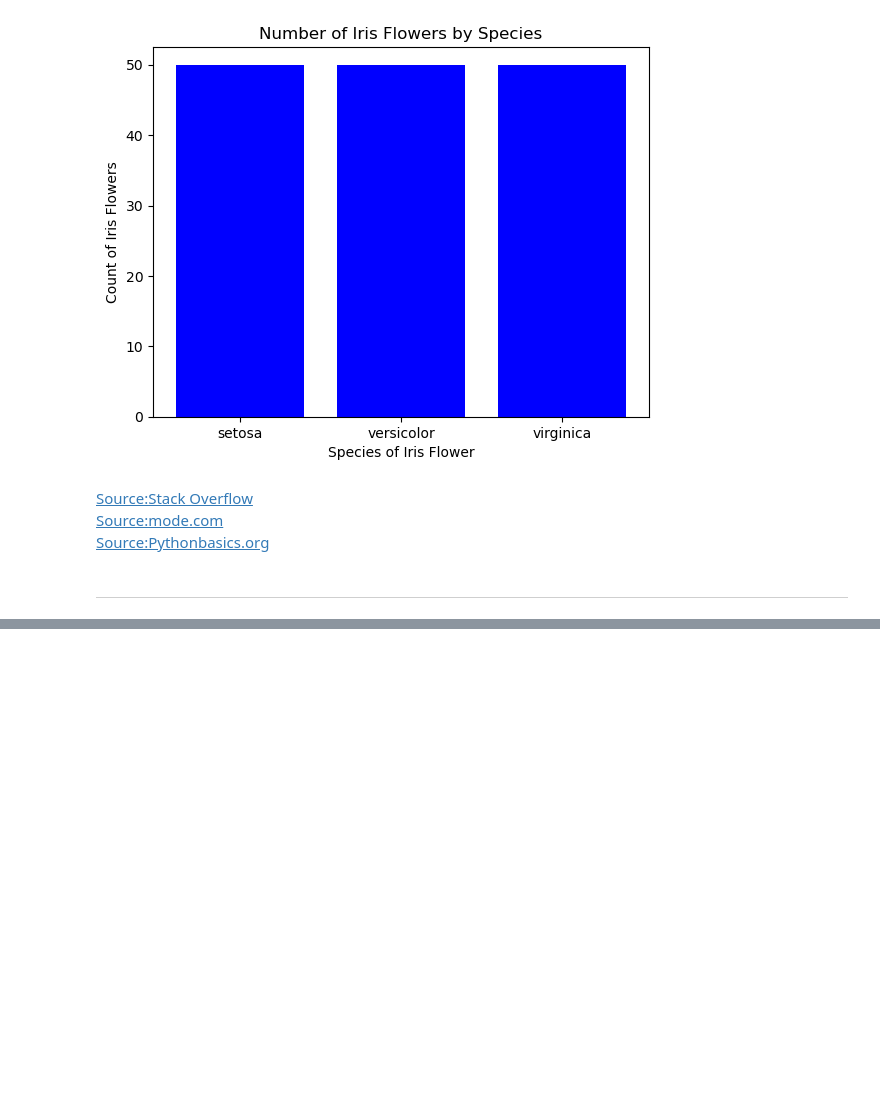
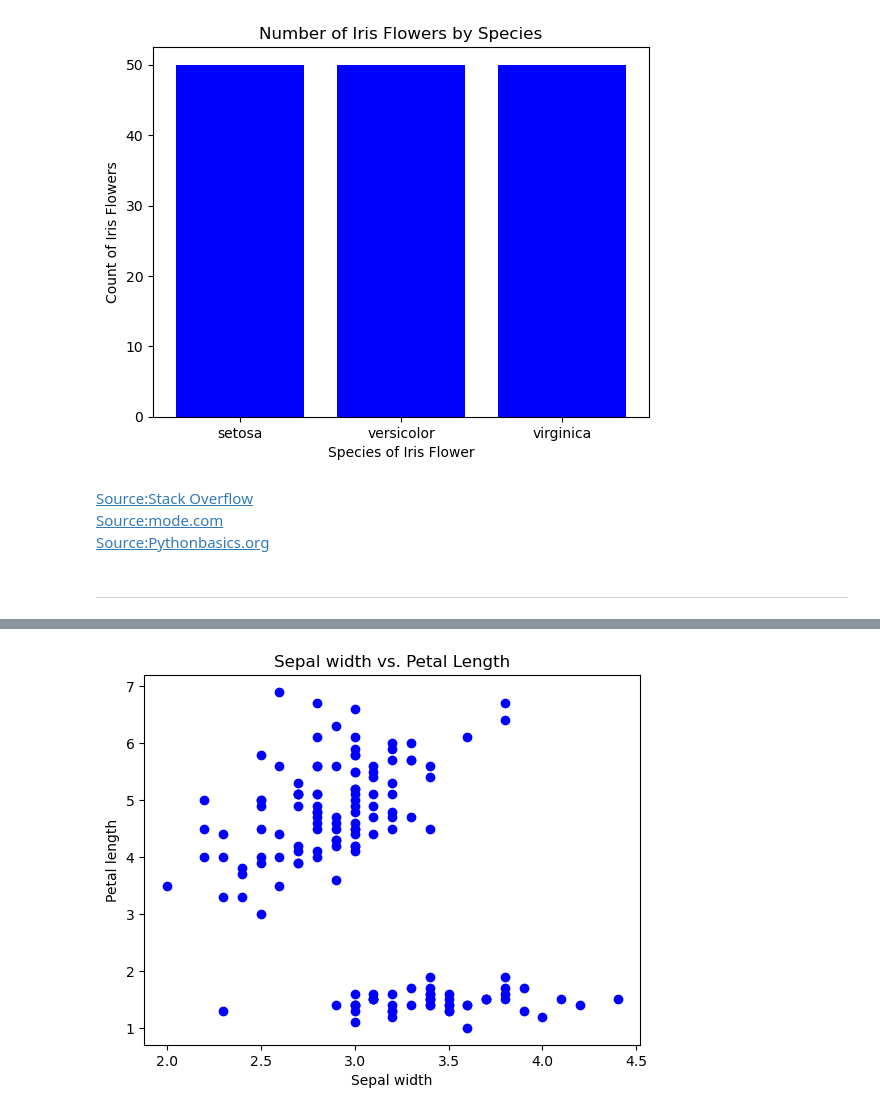
Before and after one commit to sarahembarry/pands-project, a Jupyter notebook: analysisnotebook.ipynb, the cells around one changed output, grey strips where cells are left out. Saved outputs shown, nothing was run; the diff lists cells and outputs as text; code cells hidden in the pictures; blank space fills up the shorter version.

```diff
--- a/analysisnotebook.ipynb
+++ b/analysisnotebook.ipynb
@@ -112,0 +155,11 @@ plt.savefig('species_barchart.png')
+# %%
+# Scattler plot of sepal width and petal length
+
+plt.scatter(sepal_width, petal_length,color='blue')
+plt.xlabel('Sepal width')
+plt.ylabel('Petal length')
+plt.title('Sepal width vs. Petal Length')
+plt.savefig('sepal_width-petal_length.png')
+plt.show()
+# %% [output]
+[figure, added]
```
Also changed, not shown: parts of 9 cells of this notebook, 7 other files.
